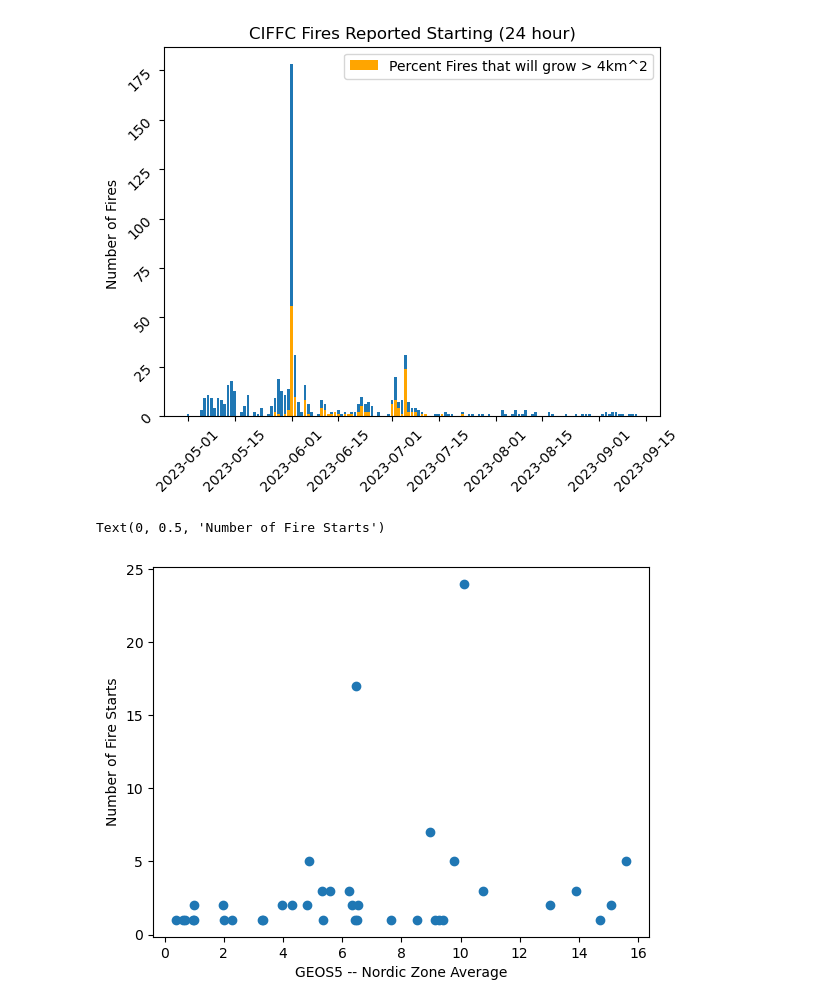
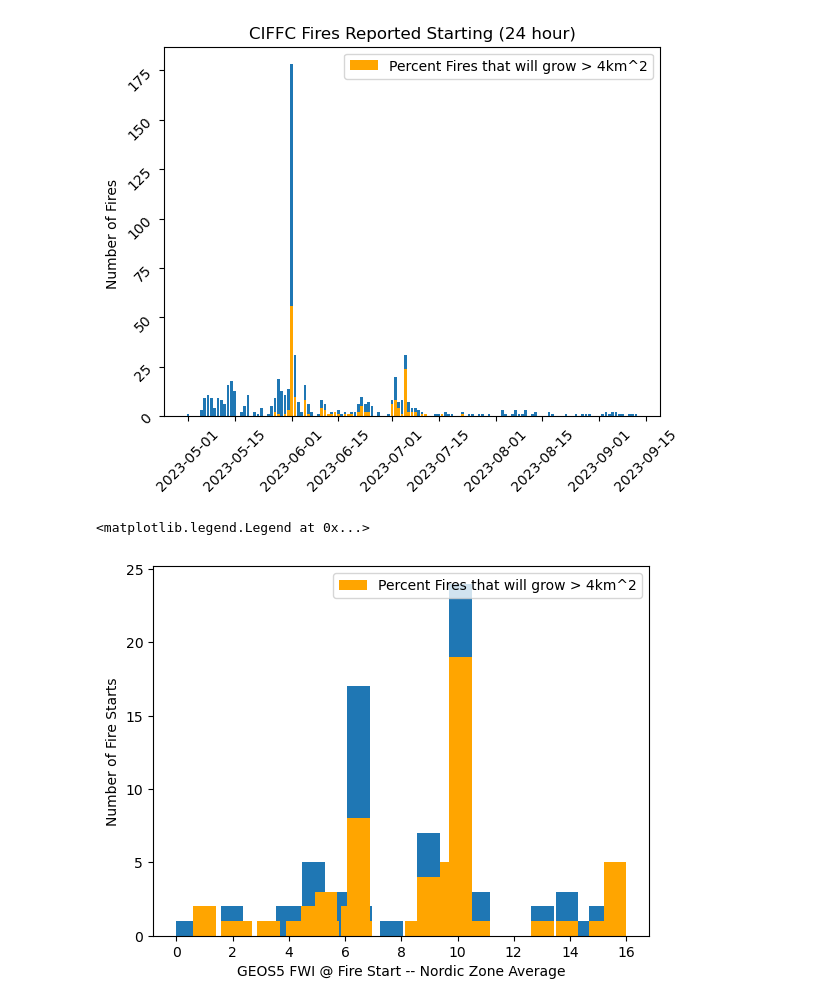
Before and after one commit to mccabete/fwiVis, a Jupyter notebook: notebooks/ciffc_ignitions.ipynb, the cells around one changed output. Saved outputs shown, nothing was run; the diff lists cells and outputs as text; code cells hidden in the pictures.

```diff
--- a/notebooks/ciffc_ignitions.ipynb
+++ b/notebooks/ciffc_ignitions.ipynb
@@ -679,12 +680,15 @@ ciffc_counts_high.loc[:, "t"] = ciffc_counts_high["field_situation_report_date_n
 
 ciffc_counts_high = ciffc_counts_high.merge(fwin)
 # %%
-plt.scatter(ciffc_counts_high.GEOS_5, ciffc_counts_high.num_fire_starts)
-plt.xlabel("GEOS5 -- Nordic Zone Average")
+#plt.scatter(ciffc_counts_high.GEOS_5, ciffc_counts_high.num_fire_starts)
+plt.bar(ciffc_counts_high.GEOS_5, ciffc_counts_high.num_fire_starts)
+plt.bar(ciffc_counts_high.GEOS_5, ciffc_counts_high.num_fire_starts * ciffc_counts_high.percent_large, color = "orange", label = "Percent Fires that will grow > 4km^2")
+plt.xlabel("GEOS5 FWI @ Fire Start -- Nordic Zone Average")
 plt.ylabel("Number of Fire Starts")
+plt.legend()
 # %% [output]
-Text(0, 0.5, 'Number of Fire Starts')
+<matplotlib.legend.Legend at 0x...>
-[figure, old version]
+[figure, new version]
 # %%
 
 ciffc_counts_low =ciffc[ciffc.field_latitude < 51.5].groupby("field_situation_report_date_no_tz").field_agency_fire_id.count().reset_index()
```
Also changed, not shown: parts of 8 cells of this notebook, 2 other files.
